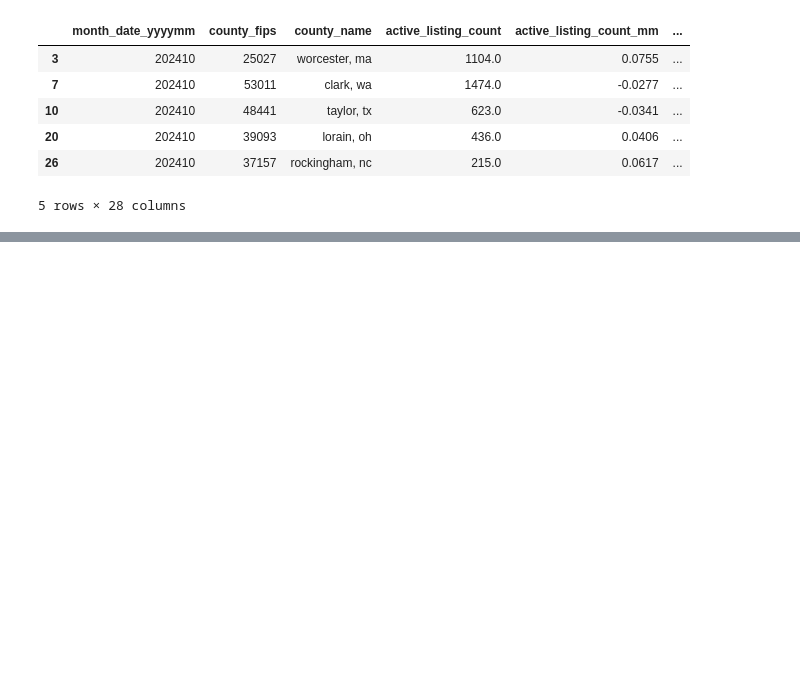
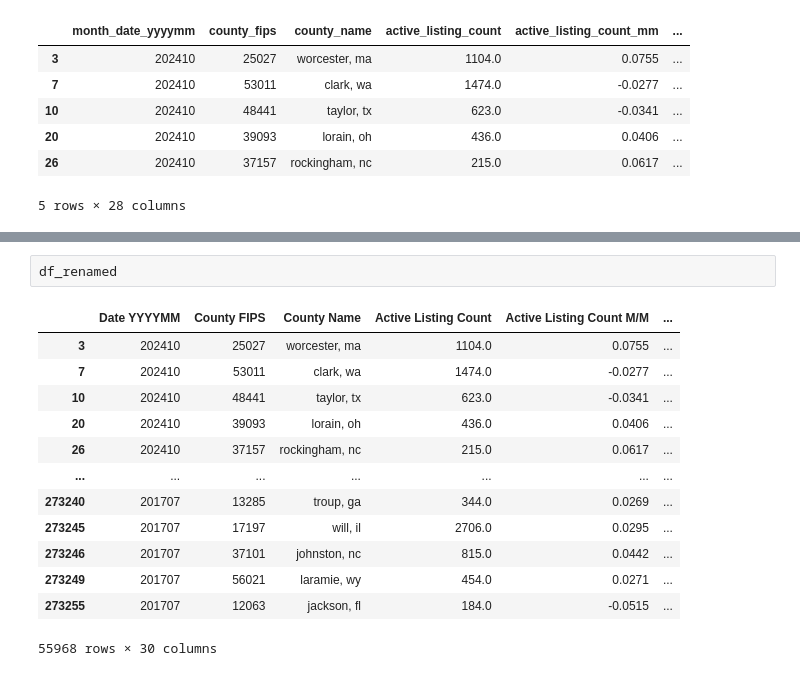
Before and after one commit to Savanna0/Project_4, a Jupyter notebook: cleaning data.ipynb, the cells around one changed output, grey strips where cells are left out. Cells and saved outputs as stored; diff of their text form; blank space fills up the shorter version.

```diff
--- a/cleaning data.ipynb
+++ b/cleaning data.ipynb
@@ -171,0 +178,16 @@ df_renamed.head()
+# %%
+df_renamed
+# %% [output]
+|  | Date YYYYMM | County FIPS | County Name | Active Listing Count | Active Listing Count M/M | ... |
+| 3 | 202410 | 25027 | worcester, ma | 1104.0 | 0.0755 | ... |
+| 7 | 202410 | 53011 | clark, wa | 1474.0 | -0.0277 | ... |
+| 10 | 202410 | 48441 | taylor, tx | 623.0 | -0.0341 | ... |
+| 20 | 202410 | 39093 | lorain, oh | 436.0 | 0.0406 | ... |
+| 26 | 202410 | 37157 | rockingham, nc | 215.0 | 0.0617 | ... |
+| ... | ... | ... | ... | ... | ... | ... |
+| 273240 | 201707 | 13285 | troup, ga | 344.0 | 0.0269 | ... |
+| 273245 | 201707 | 17197 | will, il | 2706.0 | 0.0295 | ... |
+| 273246 | 201707 | 37101 | johnston, nc | 815.0 | 0.0442 | ... |
+| 273249 | 201707 | 56021 | laramie, wy | 454.0 | 0.0271 | ... |
+| 273255 | 201707 | 12063 | jackson, fl | 184.0 | -0.0515 | ... |
+55968 rows × 30 columns
```
Also changed, not shown: parts of 10 cells of this notebook, 2 other files.
